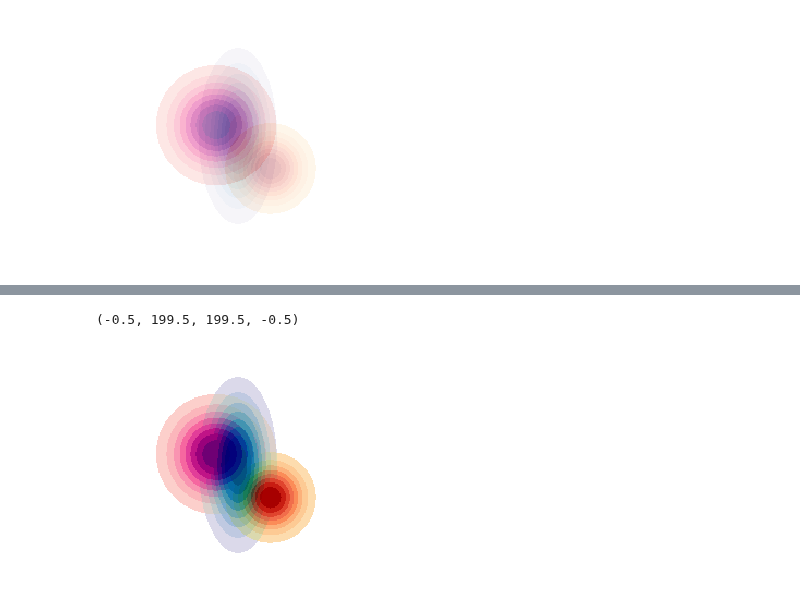
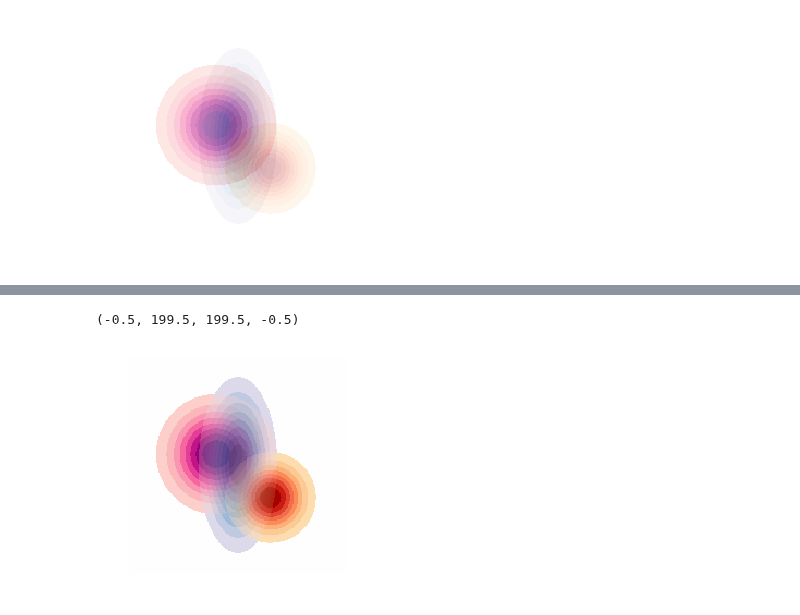
Before and after one commit to asver12/contour-maps-visualization, a Jupyter notebook: lab-color-space.ipynb, the cells around one changed output, grey strips where cells are left out. Cells and saved outputs as stored; diff of their text form; code cells hidden in the pictures.

```diff
--- a/lab-color-space.ipynb
+++ b/lab-color-space.ipynb
@@ -77,8 +84,23 @@ mixed_rgb = picture_worker.combine_two_images(lab_color_operator_min, mixed_rgb,
+# %%
+def lab_color_operator_weighted(color_1, z_1, color_2, z_2):
+    new_color = color_1.copy()
+    if abs(color_1[1]) < 0.2 and abs(color_1[2]) < 0.2:
+        return color_2, z_2
+    if abs(color_2[1]) < 0.2 and abs(color_2[2]) < 0.2:
+        return color_1, z_1
+    alpha = z_1 / (z_1 + z_2)
+    new_color[1] = color_1[1]*alpha + color_2[1]*(1-alpha)
+    new_color[2] = color_1[2]*alpha + color_2[2]*(1-alpha)
+    new_color[0] = color_1[0]*alpha + color_2[0]*(1-alpha)
+    return new_color, max(z_1,z_2)
+# %%
+mixed_lab, z_new = hierarchic_picture_worker.combine_two_images(lab_color_operator_weighted, Z_color_lab, Z, Z_color_1_lab, Z_1)
+mixed_lab, z_new = hierarchic_picture_worker.combine_two_images(lab_color_operator_weighted, mixed_lab,z_new,Z_color_2_lab,Z_2)
 # %%
-#mixed = color.lab2rgb(mixed_lab)
-plt.imshow(mixed_rgb)
+mixed = color.lab2rgb(mixed_lab)
+plt.imshow(mixed)
 plt.axis("off")
 # %% [output]
 (-0.5, 199.5, 199.5, -0.5)
-[figure, old version]
+[figure, new version]
 # %%
```
Also changed, not shown: parts of 14 cells of this notebook, 6 other files.
